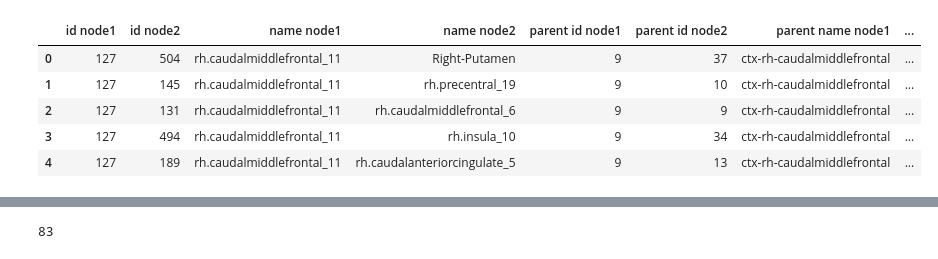
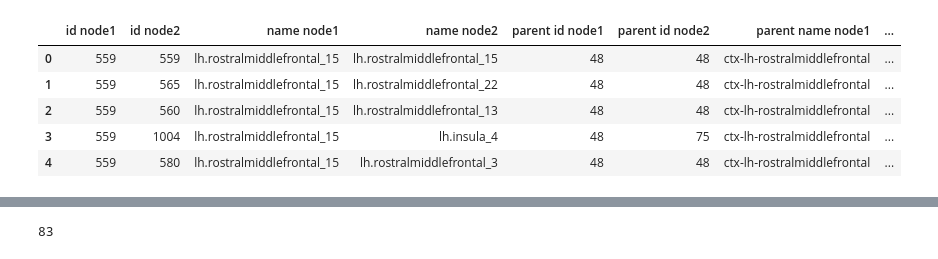
Before and after one commit to shayanshafquat/neuronal-oscillations-evolving-networks, a Jupyter notebook: notebooks/budapest_connectome_eda.ipynb, the cells around one changed output, grey strips where cells are left out. Drawn from its saved outputs; the diff is of its cells as text; code cells hidden in the pictures.

```diff
--- a/notebooks/budapest_connectome_eda.ipynb
+++ b/notebooks/budapest_connectome_eda.ipynb
@@ -25,18 +32,14 @@ def calculate_total_nodes(data, col_node_1, col_node_2):
     print(f"#:{num_nodes},Max:{max(nodes)}")
 # %%
 # Load the data from the provided CSV file
-# current_dir =
-count_file_path = f'../data/budapest_connectome_3.0_209_0_median_fc_20k.csv'
-length_file_path = f'../data/budapest_connectome_3.0_209_0_median_20k.csv'
-
-df_count = pd.read_csv(count_file_path, delimiter=';')
-df_len = pd.read_csv(length_file_path, delimiter=';')
+default_connectivity_file_path = f'../data/budapest_connectome_3.0_5_0_median_default.csv'
+df = pd.read_csv(default_connectivity_file_path, delimiter=';')
 # %%
-df_count.head()
+df.head()
 # %% [output]
 |  | id node1 | id node2 | name node1 | name node2 | parent id node1 | parent id node2 | parent name node1 | ... |
-| 0 | 127 | 504 | rh.caudalmiddlefrontal_11 | Right-Putamen | 9 | 37 | ctx-rh-caudalmiddlefrontal | ... |
-| 1 | 127 | 145 | rh.caudalmiddlefrontal_11 | rh.precentral_19 | 9 | 10 | ctx-rh-caudalmiddlefrontal | ... |
-| 2 | 127 | 131 | rh.caudalmiddlefrontal_11 | rh.caudalmiddlefrontal_6 | 9 | 9 | ctx-rh-caudalmiddlefrontal | ... |
-| 3 | 127 | 494 | rh.caudalmiddlefrontal_11 | rh.insula_10 | 9 | 34 | ctx-rh-caudalmiddlefrontal | ... |
-| 4 | 127 | 189 | rh.caudalmiddlefrontal_11 | rh.caudalanteriorcingulate_5 | 9 | 13 | ctx-rh-caudalmiddlefrontal | ... |
+| 0 | 559 | 559 | lh.rostralmiddlefrontal_15 | lh.rostralmiddlefrontal_15 | 48 | 48 | ctx-lh-rostralmiddlefrontal | ... |
+| 1 | 559 | 565 | lh.rostralmiddlefrontal_15 | lh.rostralmiddlefrontal_22 | 48 | 48 | ctx-lh-rostralmiddlefrontal | ... |
+| 2 | 559 | 560 | lh.rostralmiddlefrontal_15 | lh.rostralmiddlefrontal_13 | 48 | 48 | ctx-lh-rostralmiddlefrontal | ... |
+| 3 | 559 | 1004 | lh.rostralmiddlefrontal_15 | lh.insula_4 | 48 | 75 | ctx-lh-rostralmiddlefrontal | ... |
+| 4 | 559 | 580 | lh.rostralmiddlefrontal_15 | lh.rostralmiddlefrontal_3 | 48 | 48 | ctx-lh-rostralmiddlefrontal | ... |
```
Also changed, not shown: parts of 19 cells of this notebook.
